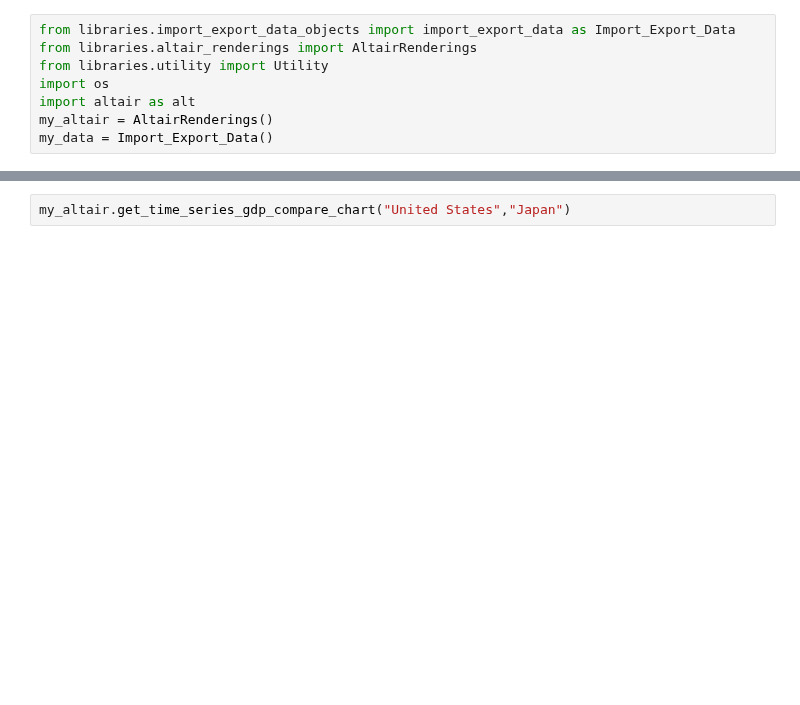
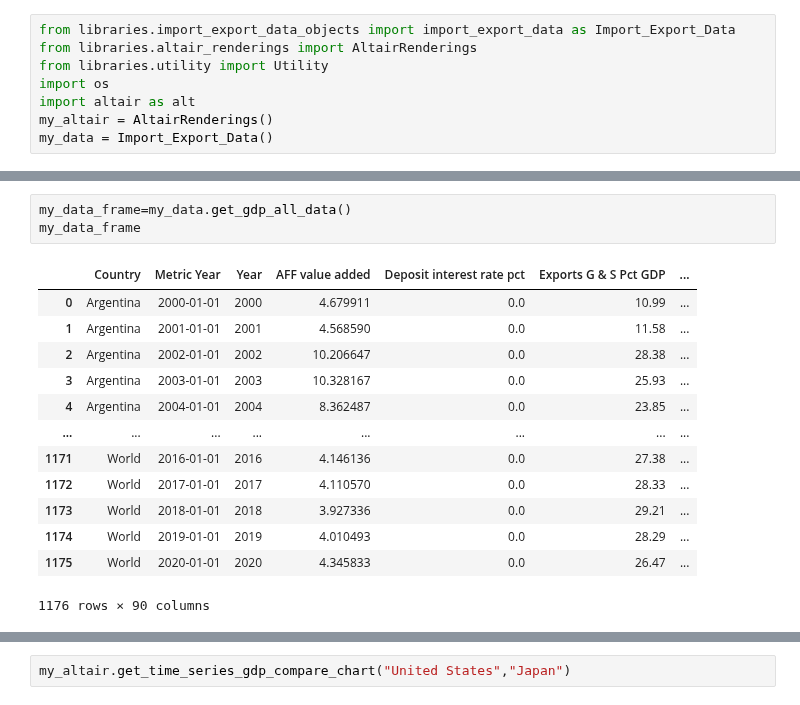
Before and after one commit to tuneman7/w209_spring_2022_thu_4_pm_team_4_web, a Jupyter notebook: eda_using_libraries_jp.ipynb, the cells around one changed output, grey strips where cells are left out. Cells and saved outputs as stored; diff of their text form; blank space fills up the shorter version.

```diff
--- a/eda_using_libraries_jp.ipynb
+++ b/eda_using_libraries_jp.ipynb
@@ -12,0 +206,17 @@ my_altair.get_time_series_gdp_chart("United States")
+# %%
+my_data_frame=my_data.get_gdp_all_data()
+my_data_frame
+# %% [output]
+|  | Country | Metric Year | Year | AFF value added | Deposit interest rate pct | Exports G & S Pct GDP | ... |
+| 0 | Argentina | 2000-01-01 | 2000 | 4.679911 | 0.0 | 10.99 | ... |
+| 1 | Argentina | 2001-01-01 | 2001 | 4.568590 | 0.0 | 11.58 | ... |
+| 2 | Argentina | 2002-01-01 | 2002 | 10.206647 | 0.0 | 28.38 | ... |
+| 3 | Argentina | 2003-01-01 | 2003 | 10.328167 | 0.0 | 25.93 | ... |
+| 4 | Argentina | 2004-01-01 | 2004 | 8.362487 | 0.0 | 23.85 | ... |
+| ... | ... | ... | ... | ... | ... | ... | ... |
+| 1171 | World | 2016-01-01 | 2016 | 4.146136 | 0.0 | 27.38 | ... |
+| 1172 | World | 2017-01-01 | 2017 | 4.110570 | 0.0 | 28.33 | ... |
+| 1173 | World | 2018-01-01 | 2018 | 3.927336 | 0.0 | 29.21 | ... |
+| 1174 | World | 2019-01-01 | 2019 | 4.010493 | 0.0 | 28.29 | ... |
+| 1175 | World | 2020-01-01 | 2020 | 4.345833 | 0.0 | 26.47 | ... |
+1176 rows × 90 columns
```
Also changed, not shown: parts of 12 cells of this notebook, 1 other file.
